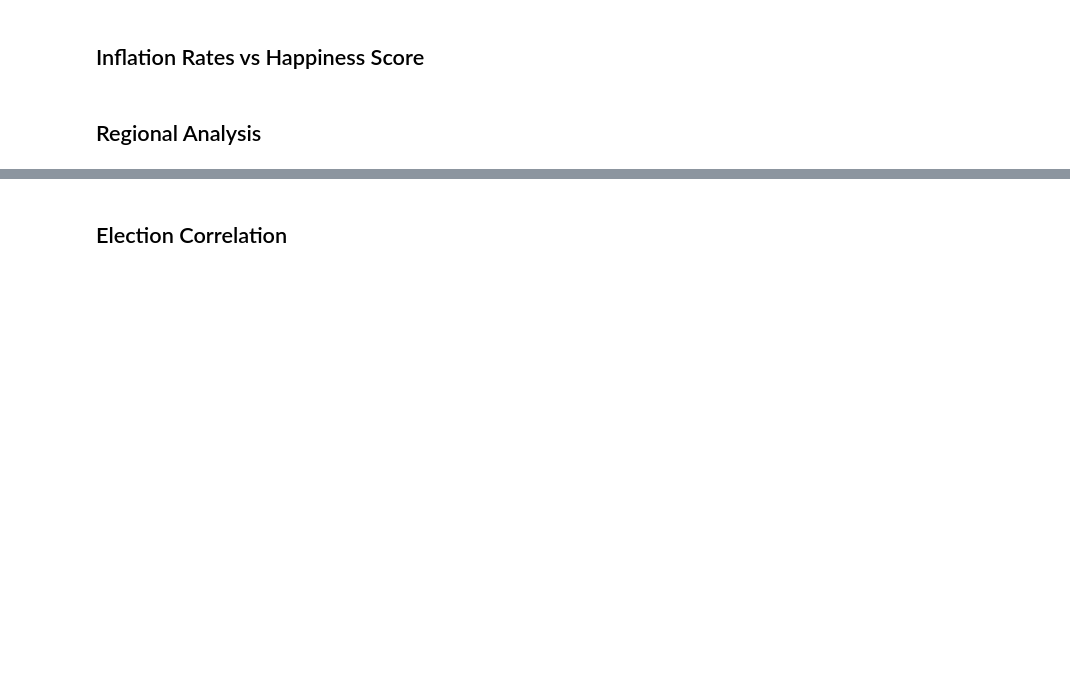
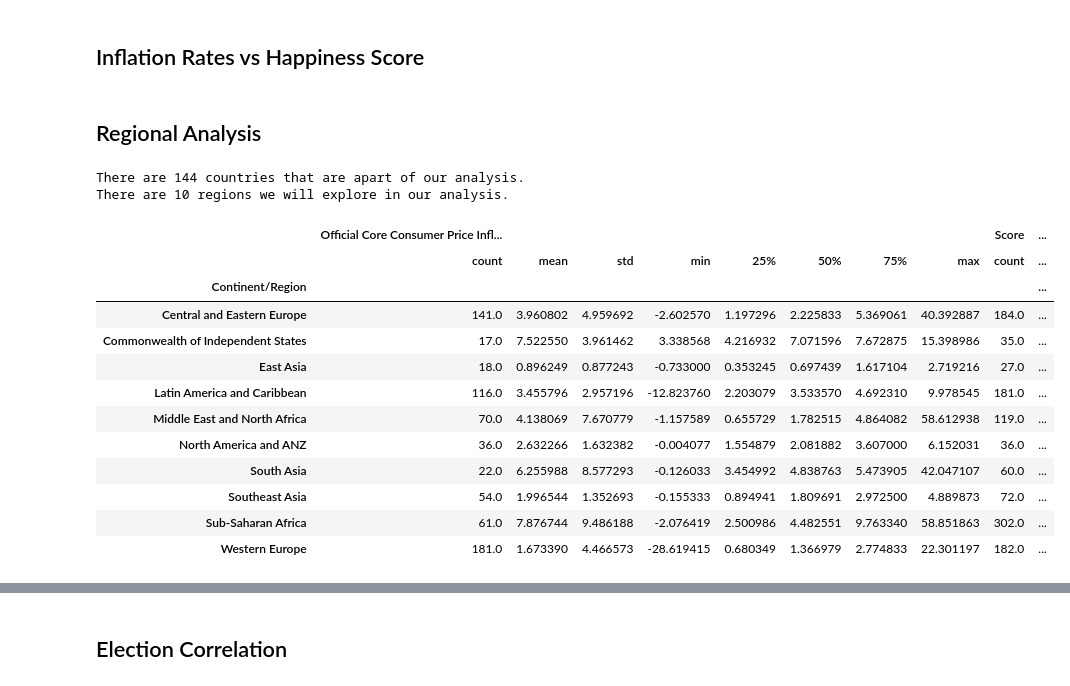
Before and after one commit to cmgboji/PSY371F-Final-Project, a Jupyter notebook: PSY 371F - Notebook.ipynb, the cells around one changed output, grey strips where cells are left out. Saved outputs shown, nothing was run; the diff lists cells and outputs as text; code cells hidden in the pictures; blank space fills up the shorter version.

```diff
--- a/PSY 371F - Notebook.ipynb
+++ b/PSY 371F - Notebook.ipynb
@@ -112,3 +122,27 @@ ppi.head()
 ## Inflation Rates vs Happiness Score
 # %% [markdown]
 ## Regional Analysis
+# %%
+countryGroups = core_i.groupby('Country')
+print(f'There are {len(countryGroups)} countries that are apart of our analysis.')
+regionGroups = core_i.groupby('Continent/Region')
+print(f'There are {len(regionGroups)} regions we will explore in our analysis.')
+# %% [output]
+There are 144 countries that are apart of our analysis.
+There are 10 regions we will explore in our analysis.
+# %%
+regionGroups[['Official Core Consumer Price Inflation', 'Score']].describe()
+# %% [output]
+|  | Official Core Consumer Price Infl... |  |  |  |  |  |  |  | Score | ... |
+|  | count | mean | std | min | 25% | 50% | 75% | max | count | ... |
+| Continent/Region |  |  |  |  |  |  |  |  |  | ... |
+| Central and Eastern Europe | 141.0 | 3.960802 | 4.959692 | -2.602570 | 1.197296 | 2.225833 | 5.369061 | 40.392887 | 184.0 | ... |
+| Commonwealth of Independent States | 17.0 | 7.522550 | 3.961462 | 3.338568 | 4.216932 | 7.071596 | 7.672875 | 15.398986 | 35.0 | ... |
+| East Asia | 18.0 | 0.896249 | 0.877243 | -0.733000 | 0.353245 | 0.697439 | 1.617104 | 2.719216 | 27.0 | ... |
+| Latin America and Caribbean | 116.0 | 3.455796 | 2.957196 | -12.823760 | 2.203079 | 3.533570 | 4.692310 | 9.978545 | 181.0 | ... |
+| Middle East and North Africa | 70.0 | 4.138069 | 7.670779 | -1.157589 | 0.655729 | 1.782515 | 4.864082 | 58.612938 | 119.0 | ... |
+| North America and ANZ | 36.0 | 2.632266 | 1.632382 | -0.004077 | 1.554879 | 2.081882 | 3.607000 | 6.152031 | 36.0 | ... |
+| South Asia | 22.0 | 6.255988 | 8.577293 | -0.126033 | 3.454992 | 4.838763 | 5.473905 | 42.047107 | 60.0 | ... |
+| Southeast Asia | 54.0 | 1.996544 | 1.352693 | -0.155333 | 0.894941 | 1.809691 | 2.972500 | 4.889873 | 72.0 | ... |
+| Sub-Saharan Africa | 61.0 | 7.876744 | 9.486188 | -2.076419 | 2.500986 | 4.482551 | 9.763340 | 58.851863 | 302.0 | ... |
+| Western Europe | 181.0 | 1.673390 | 4.466573 | -28.619415 | 0.680349 | 1.366979 | 2.774833 | 22.301197 | 182.0 | ... |
```
Also changed, not shown: parts of 5 cells of this notebook.
